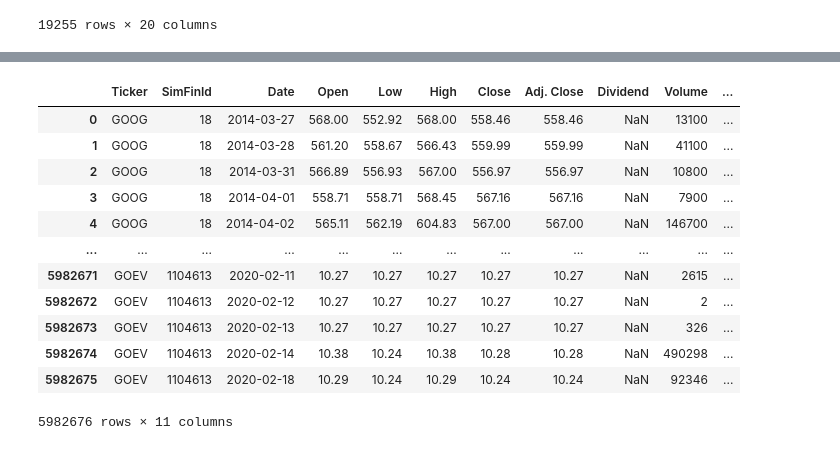
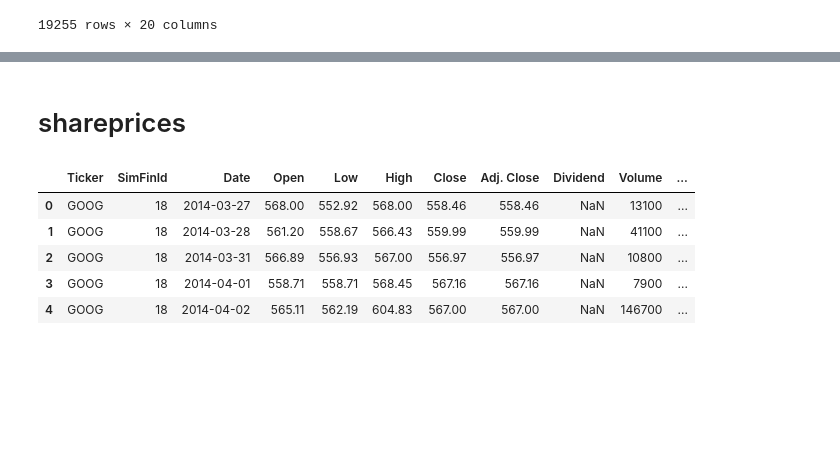
Before and after one commit to MuayThaiLegz/ScientificMethod_ForInvesting-, a Jupyter notebook: barrnun.ipynb, the cells around one changed output, grey strips where cells are left out. Saved outputs shown, nothing was run; the diff lists cells and outputs as text; code cells hidden in the pictures; blank space fills up the shorter version.

```diff
--- a/barrnun.ipynb
+++ b/barrnun.ipynb
@@ -233,29 +477,25 @@ NameError: name 'assess_NA' is not defined
 # %%
 income_annual.info()
+# %% [markdown]
+# shareprices
 # %%
+
+
 us_shareprice_df = pd.read_csv(
     Path('us-shareprices-daily.csv'),
 
     parse_dates=True,
     infer_datetime_format=True,
     delimiter=';'
 )
 
-
-us_shareprice_df
+us_shareprice_df.head()
 # %% [output]
 |  | Ticker | SimFinId | Date | Open | Low | High | Close | Adj. Close | Dividend | Volume | ... |
 | 0 | GOOG | 18 | 2014-03-27 | 568.00 | 552.92 | 568.00 | 558.46 | 558.46 | NaN | 13100 | ... |
 | 1 | GOOG | 18 | 2014-03-28 | 561.20 | 558.67 | 566.43 | 559.99 | 559.99 | NaN | 41100 | ... |
 | 2 | GOOG | 18 | 2014-03-31 | 566.89 | 556.93 | 567.00 | 556.97 | 556.97 | NaN | 10800 | ... |
 | 3 | GOOG | 18 | 2014-04-01 | 558.71 | 558.71 | 568.45 | 567.16 | 567.16 | NaN | 7900 | ... |
 | 4 | GOOG | 18 | 2014-04-02 | 565.11 | 562.19 | 604.83 | 567.00 | 567.00 | NaN | 146700 | ... |
-| ... | ... | ... | ... | ... | ... | ... | ... | ... | ... | ... | ... |
-| 5982671 | GOEV | 1104613 | 2020-02-11 | 10.27 | 10.27 | 10.27 | 10.27 | 10.27 | NaN | 2615 | ... |
-| 5982672 | GOEV | 1104613 | 2020-02-12 | 10.27 | 10.27 | 10.27 | 10.27 | 10.27 | NaN | 2 | ... |
-| 5982673 | GOEV | 1104613 | 2020-02-13 | 10.27 | 10.27 | 10.27 | 10.27 | 10.27 | NaN | 326 | ... |
-| 5982674 | GOEV | 1104613 | 2020-02-14 | 10.38 | 10.24 | 10.38 | 10.28 | 10.28 | NaN | 490298 | ... |
-| 5982675 | GOEV | 1104613 | 2020-02-18 | 10.29 | 10.24 | 10.29 | 10.24 | 10.24 | NaN | 92346 | ... |
-5982676 rows × 11 columns
 # %%
 ticker_data = us_shareprice_df.groupby(['Ticker', 'Date']).mean()
```
Also changed, not shown: parts of 78 cells of this notebook.
